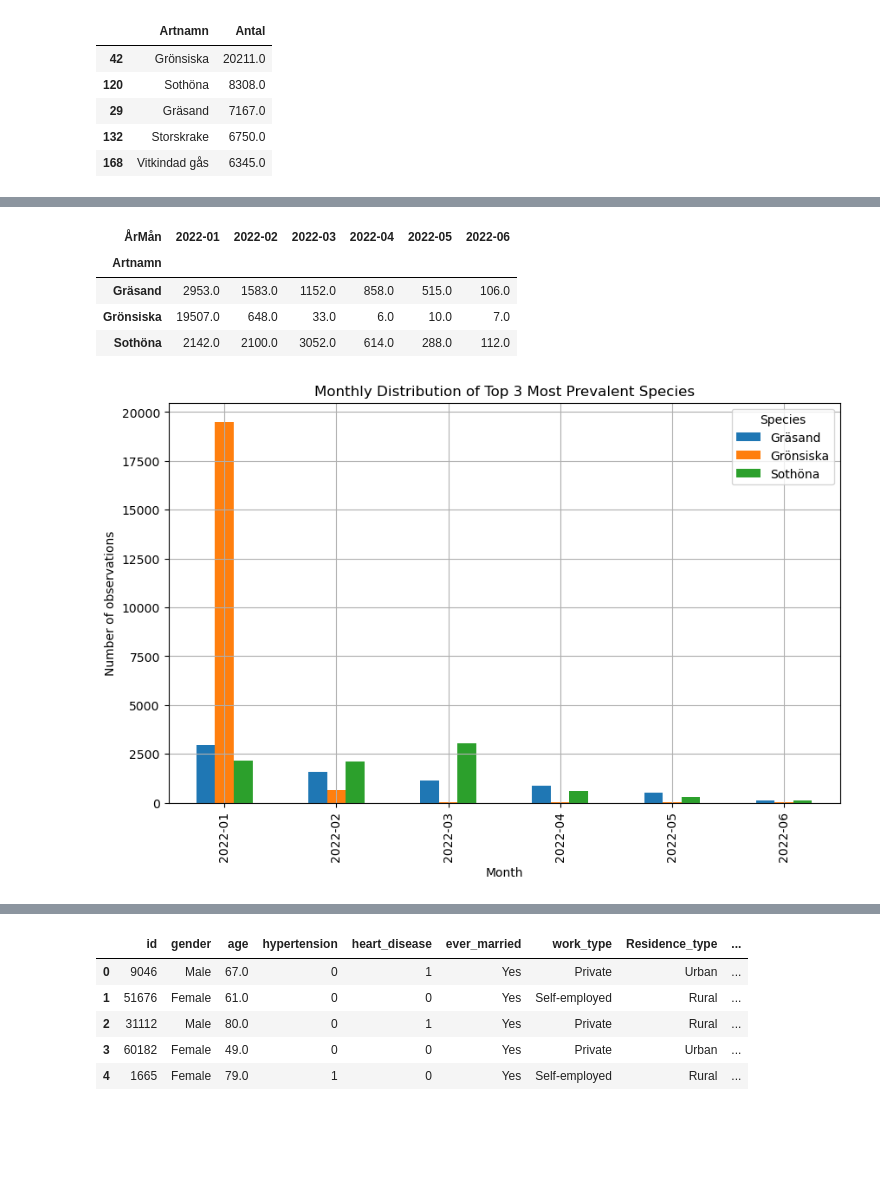
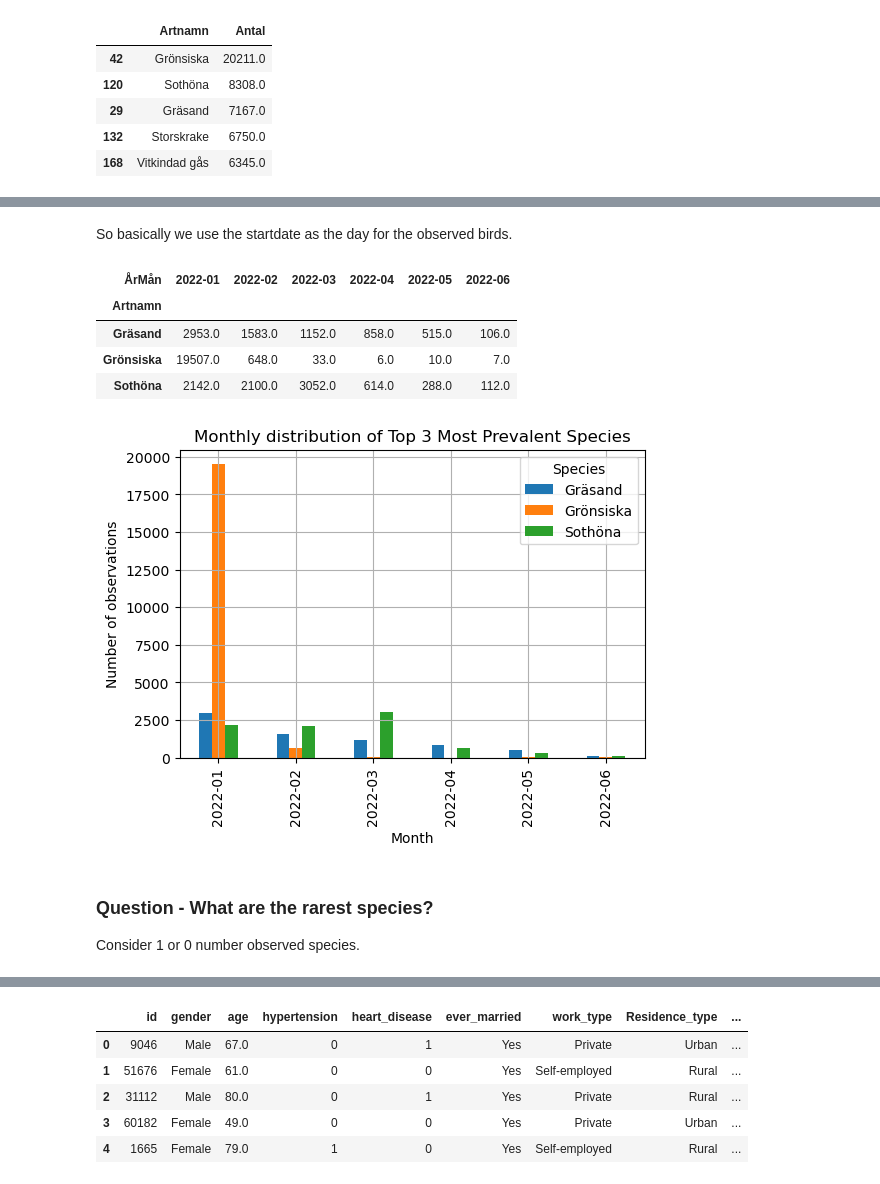
Before and after one commit to shlemondev/su-mt4007, a Jupyter notebook: HW3/HW3.ipynb, the cells around one changed output, grey strips where cells are left out. Drawn from its saved outputs; the diff is of its cells as text; code cells hidden in the pictures; blank space fills up the shorter version.

```diff
--- a/HW3/HW3.ipynb
+++ b/HW3/HW3.ipynb
@@ -219,8 +247,12 @@ Convert the type of objects to simplify analysis
 # %%
 
-#convert to float
+#convert to numeric. Invalid values are set to NaN
 df_artport['Antal'] = pd.to_numeric(df_artport['Antal'], errors='coerce')
 
 #convert to date
 df_artport['Startdatum'] = pd.to_datetime(df_artport['Startdatum'], errors='coerce')
 df_artport['Slutdatum'] = pd.to_datetime(df_artport['Slutdatum'], errors='coerce')
+
+#convert to time
+df_artport['Starttid'] = pd.to_datetime(df_artport['Starttid'], format='%H:%M', errors='coerce')
+df_artport['Sluttid'] = pd.to_datetime(df_artport['Sluttid'], format='%H:%M', errors='coerce')
@@ -279,3 +371,5 @@ What is the monthly distribution of the top 3 most prevelant species?
+# %% [markdown]
+So basically we use the startdate as the day for the observed birds.
 # %%
 
 #create new column ÅrMån to original dataframe
@@ -300,14 +394,18 @@ grouped_df
 # %%
 
 # transpose the dataframe and plot a barplot
-grouped_df.T.plot(kind='bar', figsize=(10, 6))
-plt.title('Monthly Distribution of Top 3 Most Prevalent Species')
+grouped_df.T.plot(kind='bar', figsize=(6, 4))
+plt.title('Monthly distribution of Top 3 Most Prevalent Species')
 plt.xlabel('Month')
 plt.ylabel('Number of observations')
 plt.legend(title='Species')
 plt.grid(True)
 plt.show()
 # %% [output]
-[figure, old version]
+[figure, new version]
+# %% [markdown]
+### Question - What are the rarest species?
+
+Consider 1 or 0 number observed species.
 # %%
 
```
Also changed, not shown: parts of 59 cells of this notebook, 2 other files.
